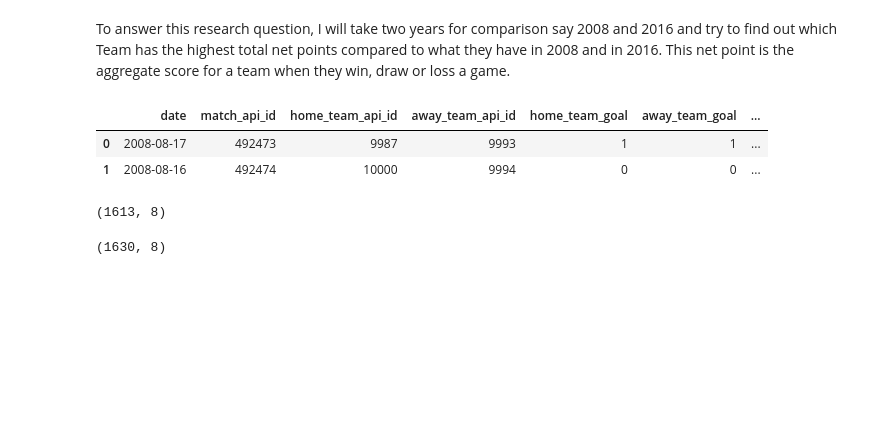
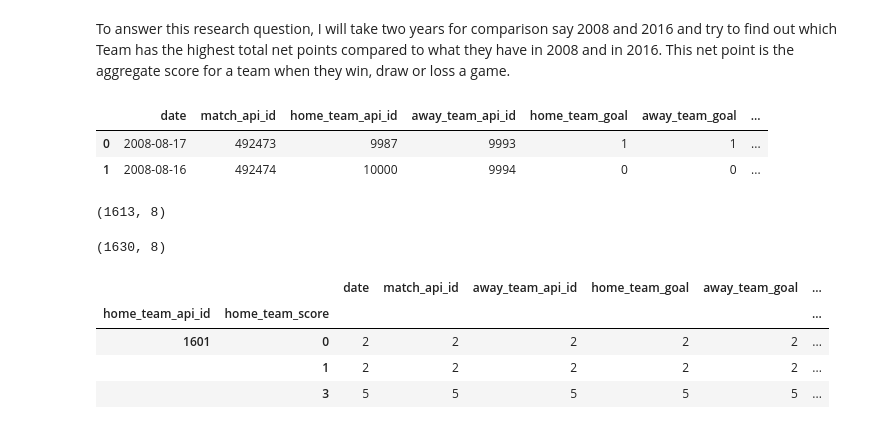
Before and after one commit to budhajitRoy/DAND_Project_1_Euro_Soccer_Data_Analysis, a Jupyter notebook: Euro_Soccer_Database_Analysis.ipynb, the cells around one changed output. Saved outputs shown, nothing was run; the diff lists cells and outputs as text; code cells hidden in the pictures; blank space fills up the shorter version.

```diff
--- a/Euro_Soccer_Database_Analysis.ipynb
+++ b/Euro_Soccer_Database_Analysis.ipynb
@@ -562,0 +568,9 @@ df_team_records_2016_home_masked = df_team_records_2016.groupby(['home_team_api_
+# %%
+# check how the dataset looks
+df_team_records_2008_home_masked.head(3)
+# %% [output]
+|  |  | date | match_api_id | away_team_api_id | home_team_goal | away_team_goal | ... |
+| home_team_api_id | home_team_score |  |  |  |  |  | ... |
+| 1601 | 0 | 2 | 2 | 2 | 2 | 2 | ... |
+|  | 1 | 2 | 2 | 2 | 2 | 2 | ... |
+|  | 3 | 5 | 5 | 5 | 5 | 5 | ... |
```
Also changed, not shown: parts of 31 cells of this notebook.
